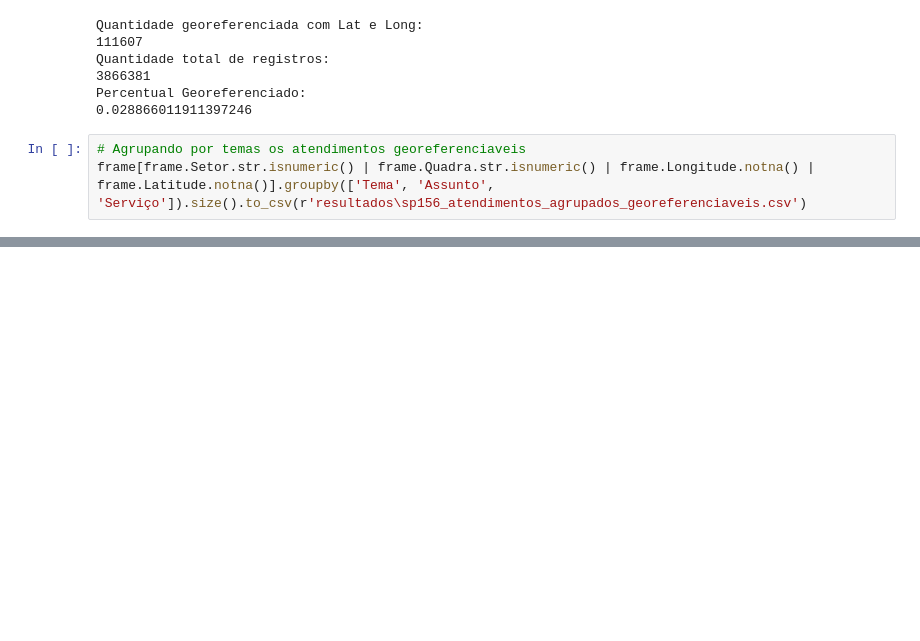
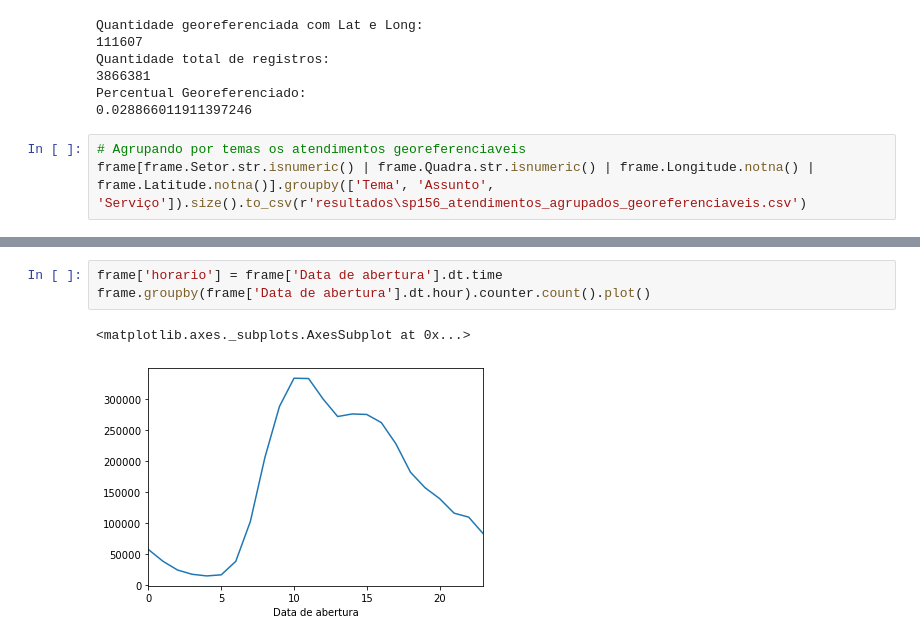
Before and after one commit to geoinfo-smdu/geo-sp156, a Jupyter notebook: Primeiros Prcessamentos e Análises.ipynb, the cells around one changed output, grey strips where cells are left out. Drawn from its saved outputs; the diff is of its cells as text; blank space fills up the shorter version.

```diff
--- a/Primeiros Prcessamentos e Análises.ipynb
+++ b/Primeiros Prcessamentos e Análises.ipynb
@@ -182,0 +205,6 @@ frame[frame.Setor.str.isnumeric() | frame.Quadra.str.isnumeric() | frame.Longitu
+# %%
+frame['horario'] = frame['Data de abertura'].dt.time
+frame.groupby(frame['Data de abertura'].dt.hour).counter.count().plot()
+# %% [output]
+<matplotlib.axes._subplots.AxesSubplot at 0x...>
+[figure, added]
```
Also changed, not shown: parts of 5 cells of this notebook.
